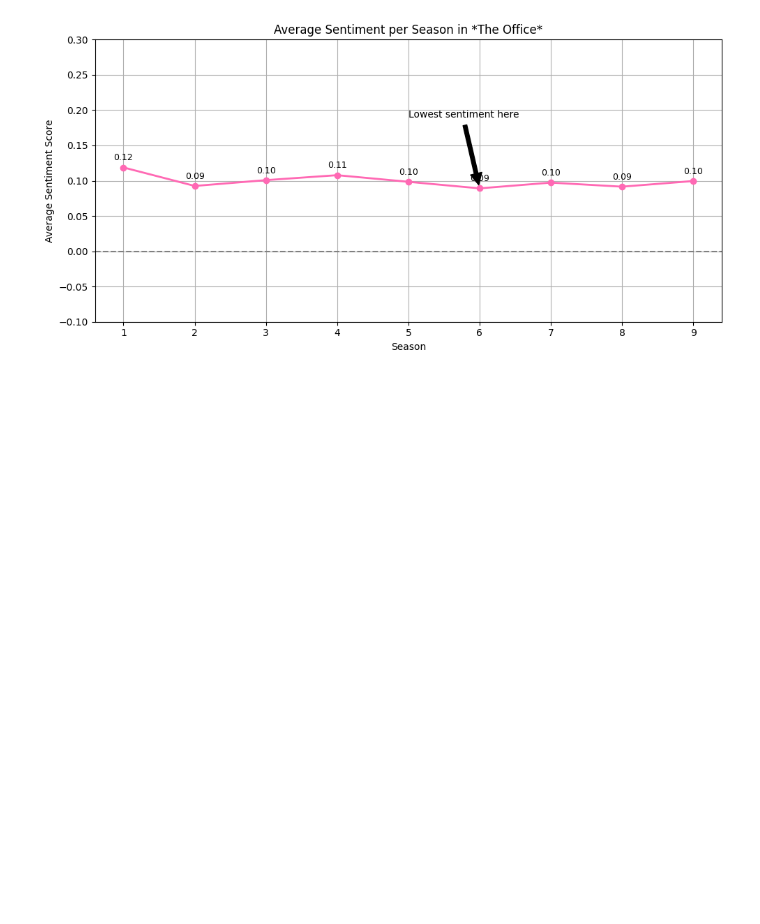
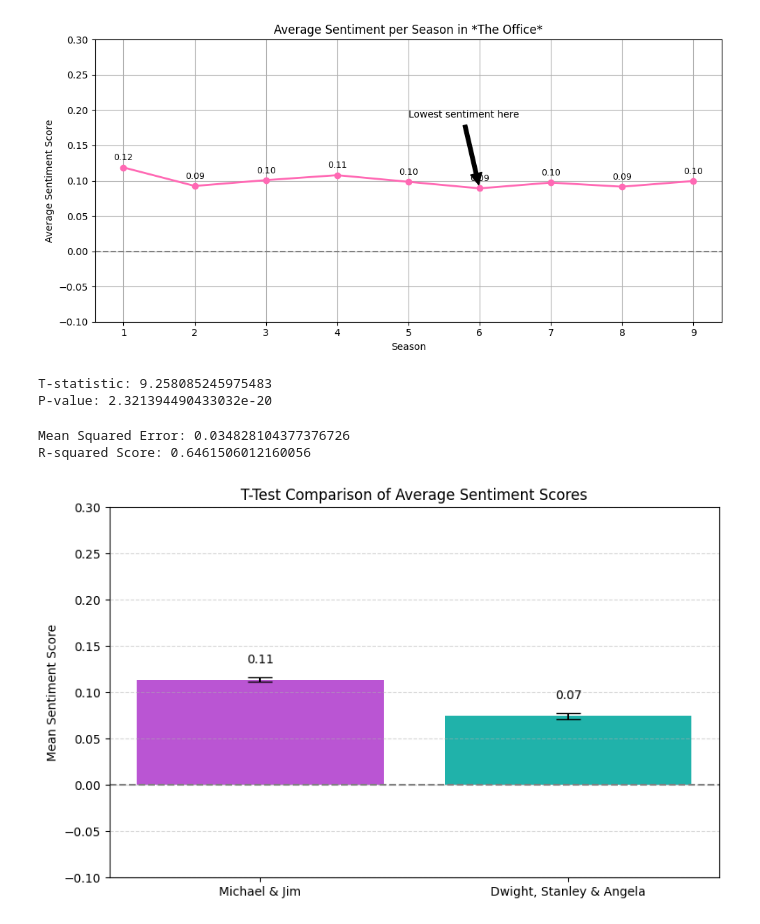
Before and after one commit to njones5714/My-notebook, a Jupyter notebook: Sentiment_Analysis_of_Characters_in_The_Office.ipynb, the cells around one changed output. Saved outputs shown, nothing was run; the diff lists cells and outputs as text; code cells hidden in the pictures; blank space fills up the shorter version.

```diff
--- a/Sentiment_Analysis_of_Characters_in_The_Office.ipynb
+++ b/Sentiment_Analysis_of_Characters_in_The_Office.ipynb
@@ -109,3 +110,18 @@ plt.tight_layout()
 plt.show()
 # %% [output]
 [figure]
+# %%
+from scipy.stats import ttest_ind
+
+# Define the two groups
+group_positive = df[df['character'].isin(['Michael', 'Jim'])]['sentimentAnalysis_score'].dropna()
+group_negative = df[df['character'].isin(['Dwight', 'Stanley', 'Angela'])]['sentimentAnalysis_score'].dropna()
+
+# Run an independent two-sample t-test
+t_stat, p_value = ttest_ind(group_positive, group_negative, equal_var=False)  # Welch's t-test
+
+print("T-statistic:", t_stat)
+print("P-value:", p_value)
+# %% [output]
+T-statistic: 9.258085245975483
+P-value: 2.321394490433032e-20
@@ -111,0 +147,16 @@ plt.show()
+# %%
+model = LinearRegression()
+model.fit(X_train, y_train)
+
+# Predict
+y_pred = model.predict(X_test)
+
+# Evaluate
+mse = mean_squared_error(y_test, y_pred)
+r2 = r2_score(y_test, y_pred)
+
+print("Mean Squared Error:", mse)
+print("R-squared Score:", r2)
+# %% [output]
+Mean Squared Error: 0.034828104377376726
+R-squared Score: 0.6461506012160056
@@ -111,0 +165,36 @@ plt.show()
+# %%
+# Define character groups
+group_positive = ['Michael', 'Jim']
+group_negative = ['Dwight', 'Stanley', 'Angela']
+
+# Get sentiment scores for both groups
+group_pos_data = df[df['character'].isin(group_positive)]['sentimentAnalysis_score']
+group_neg_data = df[df['character'].isin(group_negative)]['sentimentAnalysis_score']
+
+# Calculate means and standard errors
+labels = ['Michael & Jim', 'Dwight, Stanley & Angela']
+means = [group_pos_data.mean(), group_neg_data.mean()]
+errors = [
+    group_pos_data.std(ddof=1) / np.sqrt(len(group_pos_data)),
+    group_neg_data.std(ddof=1) / np.sqrt(len(group_neg_data))
+]
+
+# Create bar plot
+plt.figure(figsize=(8, 5))
+bars = plt.bar(labels, means, yerr=errors, capsize=10, color=['mediumorchid', 'lightseagreen'])
+
+# Add annotations
+for bar in bars:
+    yval = bar.get_height()
+    plt.text(bar.get_x() + bar.get_width()/2, yval + 0.015, f'{yval:.2f}', ha='center', va='bottom')
+
+# Style the plot
+plt.axhline(0, color='gray', linestyle='--')
+plt.title('T-Test Comparison of Average Sentiment Scores')
+plt.ylabel('Mean Sentiment Score')
+plt.ylim(-0.1, 0.3)
+plt.grid(axis='y', linestyle='--', alpha=0.5)
+plt.tight_layout()
+plt.show()
+# %% [output]
+[figure, added]
```
Also changed, not shown: parts of 3 cells of this notebook.
